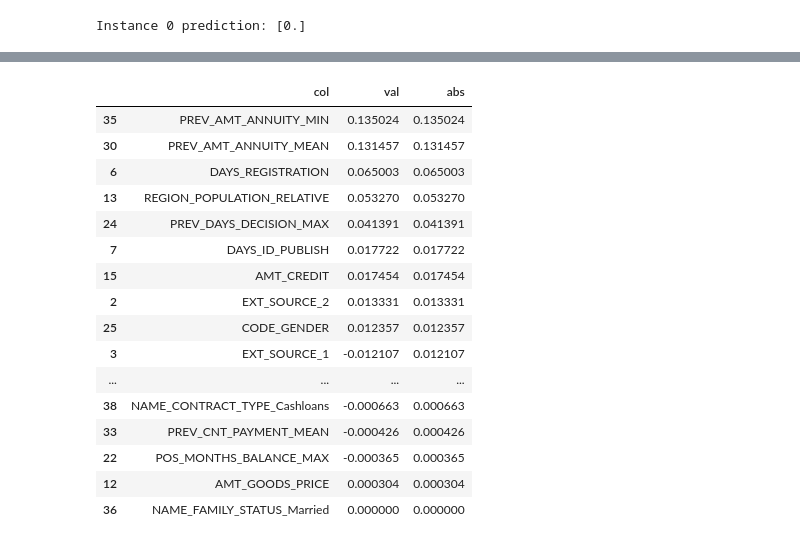
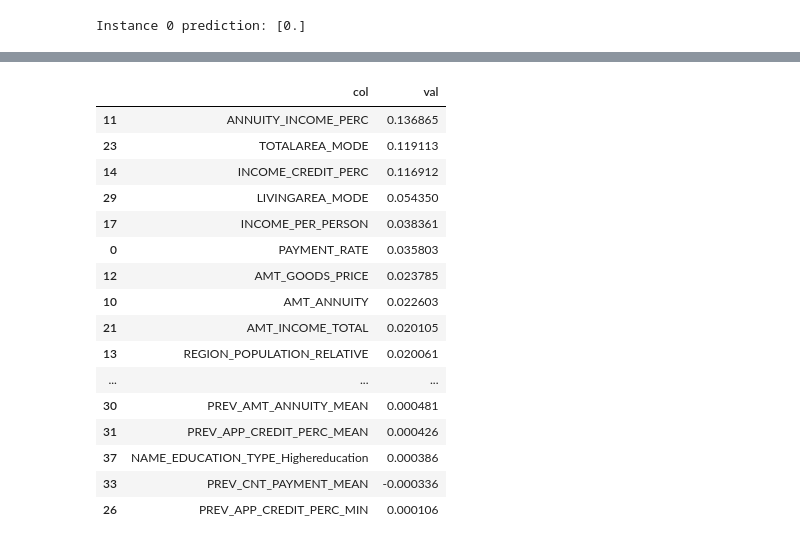
Before and after one commit to theophild/Projet7, a Jupyter notebook: P7_Code.ipynb, the cells around one changed output, grey strips where cells are left out. Cells and saved outputs as stored; diff of their text form; code cells hidden in the pictures.

```diff
--- a/P7_Code.ipynb
+++ b/P7_Code.ipynb
@@ -707,7 +707,7 @@ display_factorial_planes(X_projected, n_comp, pca, [(0,1),(2,3),(4,5)])
 
 plt.show()
 # %%
-df2=df
+df2=df.sort_values(by=['SK_ID_CURR'],ascending=True)
 df2.index=df2['SK_ID_CURR']
 df2
 # %% [output]
@@ -1115,5 +1228,5 @@ F1 score: 0.6425333333333333
 # %%
-df_re=df[['PAYMENT_RATE',  'EXT_SOURCE_3', 'EXT_SOURCE_2', 'EXT_SOURCE_1', 'DAYS_BIRTH', 'DAYS_EMPLOYED', 'DAYS_REGISTRATION', 'DAYS_ID_PUBLISH', 'DAYS_LAST_PHONE_CHANGE', 'DAYS_EMPLOYED_PERC', 'AMT_ANNUITY', 'ANNUITY_INCOME_PERC', 'AMT_GOODS_PRICE', 'REGION_POPULATION_RELATIVE', 'INCOME_CREDIT_PERC', 'AMT_CREDIT', 'OWN_CAR_AGE', 'INCOME_PER_PERSON', 'POS_MONTHS_BALANCE_MEAN', 'AMT_REQ_CREDIT_BUREAU_YEAR', 'HOUR_APPR_PROCESS_START', 'AMT_INCOME_TOTAL', 'POS_MONTHS_BALANCE_MAX', 'TOTALAREA_MODE', 'PREV_DAYS_DECISION_MAX', 'CODE_GENDER', 'PREV_APP_CREDIT_PERC_MIN', 'PREV_DAYS_DECISION_MEAN', 'YEARS_BEGINEXPLUATATION_MODE', 'LIVINGAREA_MODE', 'PREV_AMT_ANNUITY_MEAN', 'PREV_APP_CREDIT_PERC_MEAN', 'AMT_REQ_CREDIT_BUREAU_QRT', 'PREV_CNT_PAYMENT_MEAN', 'PREV_DAYS_DECISION_MIN', 'PREV_AMT_ANNUITY_MIN', 'NAME_FAMILY_STATUS_Married', 'NAME_EDUCATION_TYPE_Highereducation', 'NAME_CONTRACT_TYPE_Cashloans', 'FLAG_DOCUMENT_3']]
+df_re=df2[['PAYMENT_RATE',  'EXT_SOURCE_3', 'EXT_SOURCE_2', 'EXT_SOURCE_1', 'DAYS_BIRTH', 'DAYS_EMPLOYED', 'DAYS_REGISTRATION', 'DAYS_ID_PUBLISH', 'DAYS_LAST_PHONE_CHANGE', 'DAYS_EMPLOYED_PERC', 'AMT_ANNUITY', 'ANNUITY_INCOME_PERC', 'AMT_GOODS_PRICE', 'REGION_POPULATION_RELATIVE', 'INCOME_CREDIT_PERC', 'AMT_CREDIT', 'OWN_CAR_AGE', 'INCOME_PER_PERSON', 'POS_MONTHS_BALANCE_MEAN', 'AMT_REQ_CREDIT_BUREAU_YEAR', 'HOUR_APPR_PROCESS_START', 'AMT_INCOME_TOTAL', 'POS_MONTHS_BALANCE_MAX', 'TOTALAREA_MODE', 'PREV_DAYS_DECISION_MAX', 'CODE_GENDER', 'PREV_APP_CREDIT_PERC_MIN', 'PREV_DAYS_DECISION_MEAN', 'YEARS_BEGINEXPLUATATION_MODE', 'LIVINGAREA_MODE', 'PREV_AMT_ANNUITY_MEAN', 'PREV_APP_CREDIT_PERC_MEAN', 'AMT_REQ_CREDIT_BUREAU_QRT', 'PREV_CNT_PAYMENT_MEAN', 'PREV_DAYS_DECISION_MIN', 'PREV_AMT_ANNUITY_MIN', 'NAME_FAMILY_STATUS_Married', 'NAME_EDUCATION_TYPE_Highereducation', 'NAME_CONTRACT_TYPE_Cashloans', 'FLAG_DOCUMENT_3']]
 df_re=df_re.fillna(0)
 df_re
 # %% [output]
@@ -1157,28 +1305,29 @@ array([ 0.00199536, -0.00887611,  0.0133315 , -0.0121071 , -0.00765133,
 # %%
 localfi = pd.DataFrame()
 localfi['col']=X_train_re.columns
 localfi['val']=contributions[0][:,0]
 localfi['abs']=abs(localfi['val'])
 localfi=localfi.sort_values(by=['abs'],ascending=False)
+localfi=localfi[["col","val"]]
 localfi
 # %% [output]
-|  | col | val | abs |
-| 35 | PREV_AMT_ANNUITY_MIN | 0.135024 | 0.135024 |
-| 30 | PREV_AMT_ANNUITY_MEAN | 0.131457 | 0.131457 |
-| 6 | DAYS_REGISTRATION | 0.065003 | 0.065003 |
-| 13 | REGION_POPULATION_RELATIVE | 0.053270 | 0.053270 |
-| 24 | PREV_DAYS_DECISION_MAX | 0.041391 | 0.041391 |
-| 7 | DAYS_ID_PUBLISH | 0.017722 | 0.017722 |
-| 15 | AMT_CREDIT | 0.017454 | 0.017454 |
-| 2 | EXT_SOURCE_2 | 0.013331 | 0.013331 |
-| 25 | CODE_GENDER | 0.012357 | 0.012357 |
-| 3 | EXT_SOURCE_1 | -0.012107 | 0.012107 |
-| ... | ... | ... | ... |
-| 38 | NAME_CONTRACT_TYPE_Cashloans | -0.000663 | 0.000663 |
-| 33 | PREV_CNT_PAYMENT_MEAN | -0.000426 | 0.000426 |
-| 22 | POS_MONTHS_BALANCE_MAX | -0.000365 | 0.000365 |
-| 12 | AMT_GOODS_PRICE | 0.000304 | 0.000304 |
-| 36 | NAME_FAMILY_STATUS_Married | 0.000000 | 0.000000 |
+|  | col | val |
+| 11 | ANNUITY_INCOME_PERC | 0.136865 |
+| 23 | TOTALAREA_MODE | 0.119113 |
+| 14 | INCOME_CREDIT_PERC | 0.116912 |
+| 29 | LIVINGAREA_MODE | 0.054350 |
+| 17 | INCOME_PER_PERSON | 0.038361 |
+| 0 | PAYMENT_RATE | 0.035803 |
+| 12 | AMT_GOODS_PRICE | 0.023785 |
+| 10 | AMT_ANNUITY | 0.022603 |
+| 21 | AMT_INCOME_TOTAL | 0.020105 |
+| 13 | REGION_POPULATION_RELATIVE | 0.020061 |
+| ... | ... | ... |
+| 30 | PREV_AMT_ANNUITY_MEAN | 0.000481 |
+| 31 | PREV_APP_CREDIT_PERC_MEAN | 0.000426 |
+| 37 | NAME_EDUCATION_TYPE_Highereducation | 0.000386 |
+| 33 | PREV_CNT_PAYMENT_MEAN | -0.000336 |
+| 26 | PREV_APP_CREDIT_PERC_MIN | 0.000106 |
 # %%
 def localf(id):
     instance = df_re.iloc[[id]]
```
Also changed, not shown: parts of 38 cells of this notebook.
